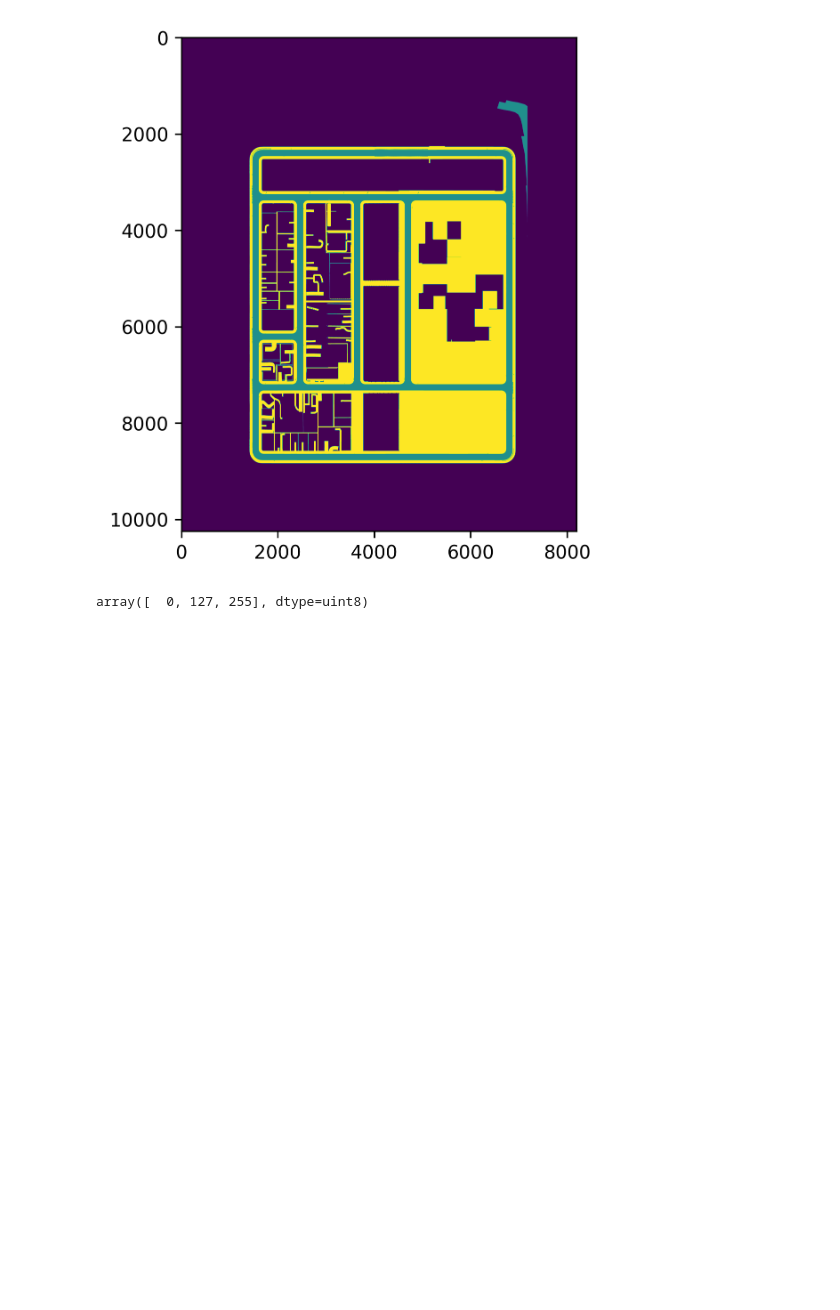
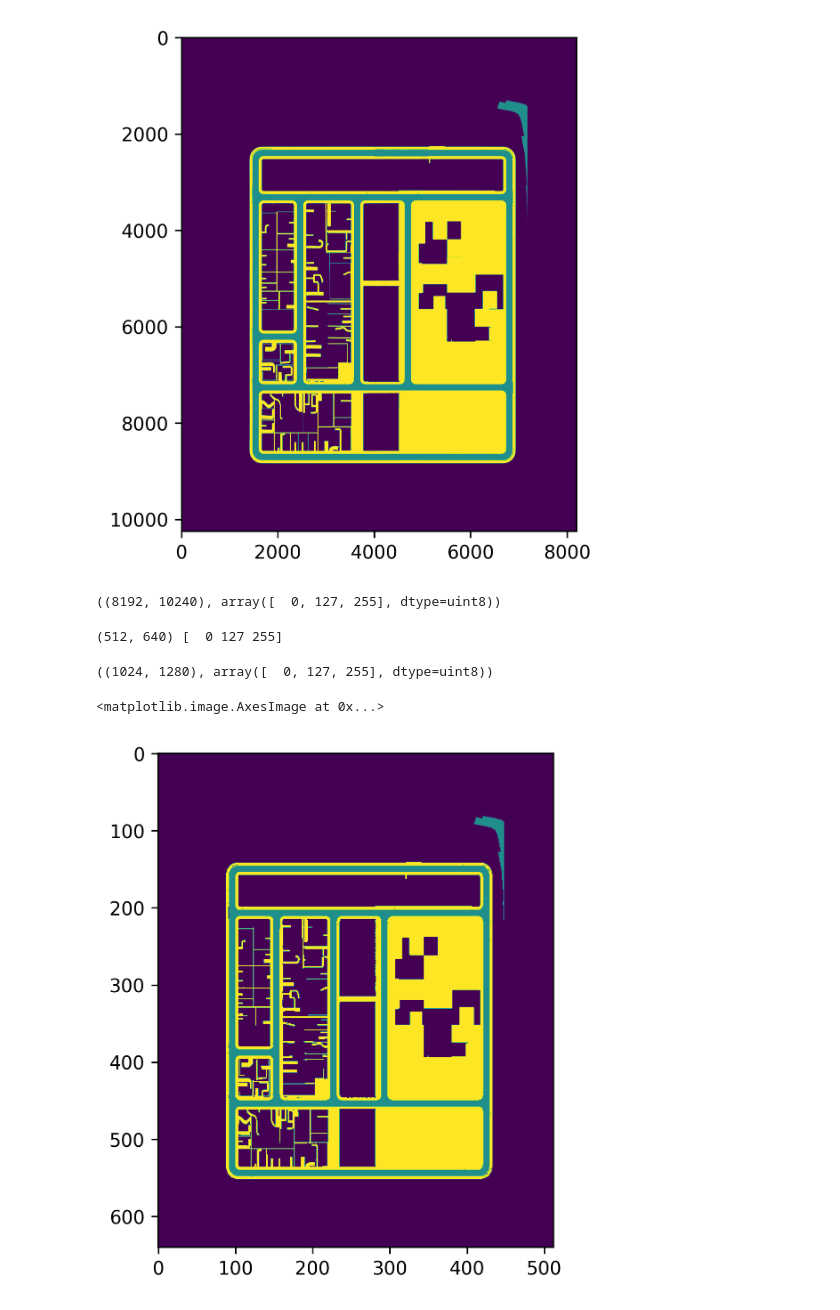
Before and after one commit to danielmtzbarba/CarlaClient, a Jupyter notebook: scripts/create-topview-map.ipynb, the cells around one changed output. Cells and saved outputs as stored; diff of their text form; code cells hidden in the pictures; blank space fills up the shorter version.

Commit message:
resize semantic maps

```diff
--- a/scripts/create-topview-map.ipynb
+++ b/scripts/create-topview-map.ipynb
@@ -242,7 +242,28 @@ plt.imshow(im)
 im.save("Town01-1024-sem.png")
 # %%
 im = Image.open("Town01-1024-sem.png")
+X, Y = im.size
 arr = np.array(im, dtype=np.uint8)
-np.unique(arr)
+(X, Y), np.unique(arr)
 # %% [output]
-array([  0, 127, 255], dtype=uint8)
+((8192, 10240), array([  0, 127, 255], dtype=uint8))
+# %%
+semap = im.resize(((int(X / 16), int(Y / 16))), Image.NEAREST)
+x, y = semap.size
+arr = np.array(semap, dtype=np.uint8)
+print((x, y), np.unique(arr))
+semap.save("Town01-64-sem.png")
+# %% [output]
+(512, 640) [  0 127 255]
+# %%
+im = Image.open("Town01-64-sem.png")
+x, y = im.size
+arr = np.array(im, dtype=np.uint8)
+(x, y), np.unique(arr)
+# %% [output]
+((1024, 1280), array([  0, 127, 255], dtype=uint8))
+# %%
+plt.imshow(arr)
+# %% [output]
+<matplotlib.image.AxesImage at 0x...>
+[figure, added]
```
Also changed, not shown: 4 other files.
